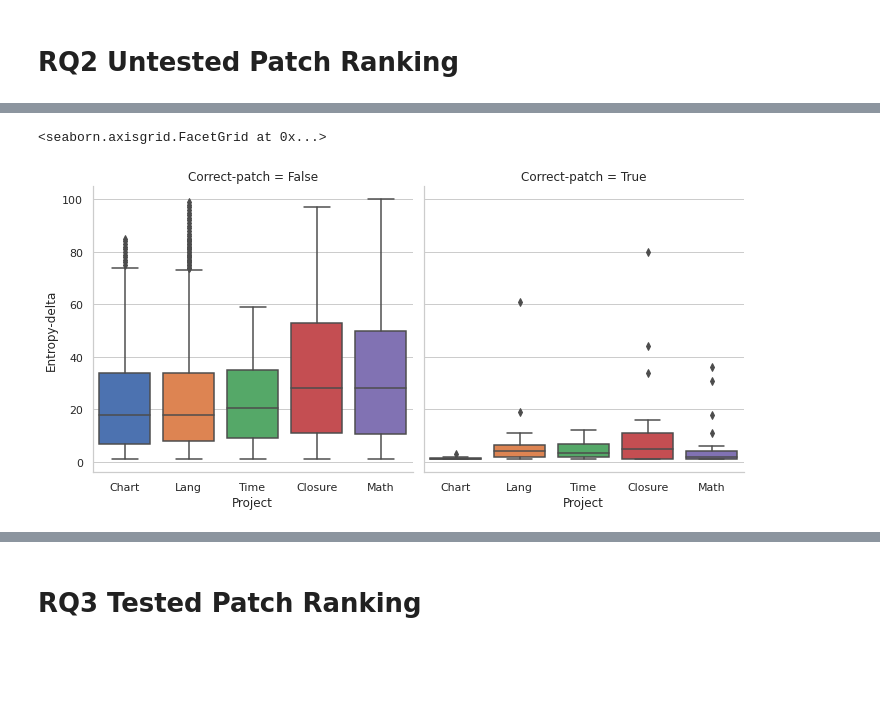
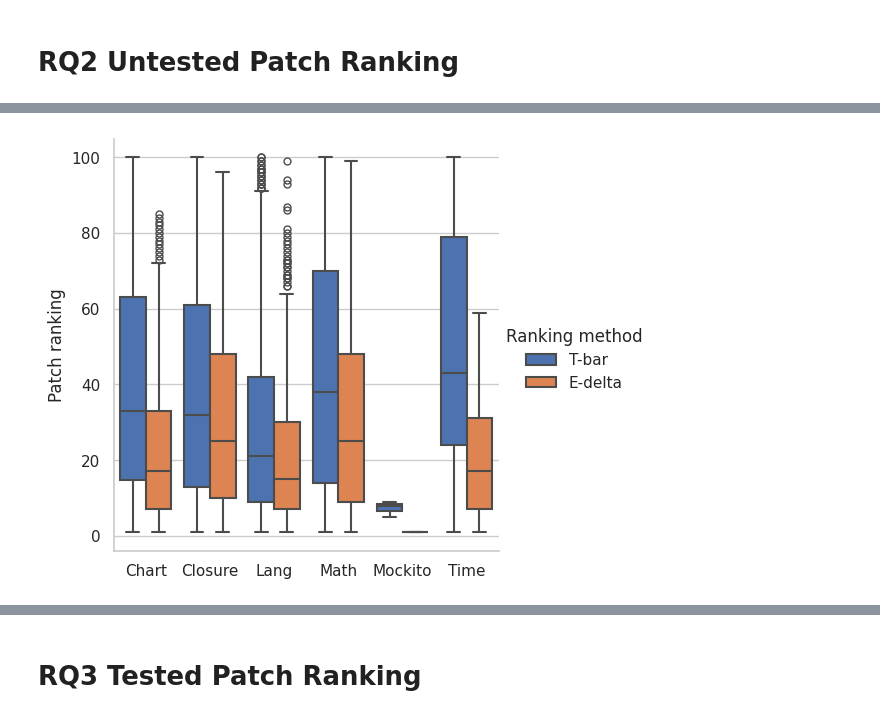
Before and after one commit to squaresLab/entropy-apr-replication, a Jupyter notebook: analysis_notebooks/patch_analysis.ipynb, the cells around one changed output, grey strips where cells are left out. Cells and saved outputs as stored; diff of their text form; code cells hidden in the pictures; blank space fills up the shorter version.

```diff
--- a/analysis_notebooks/patch_analysis.ipynb
+++ b/analysis_notebooks/patch_analysis.ipynb
@@ -156,29 +168,31 @@ Try using .loc[row_indexer,col_indexer] = value instead
 See the caveats in the documentation: https://pandas.pydata.org/pandas-docs/stable/user_guide/indexing.html#returning-a-view-versus-a-copy
   correct_df['entropy_tbar_rank'] = correct_df['tbar_rank'] - correct_df['entropy_rank']
 # %%
-import seaborn as sns
-from matplotlib import pyplot as plt
+sns.set_theme(style="whitegrid")
+df_melt = patchdf[['project', 'correct', 'tbar_rank', 'entropy_rank']]
+df_melt = df_melt[df_melt['tbar_rank'] <= 100]
+# df_melt = df_melt[df_melt['correct'] == True]
+df_melt.columns = ["Project", "Test-passing patch", "TBar", "Entropy-delta"]
+df_melt = pd.melt(df_melt, id_vars=["Project", "Test-passing patch"], value_vars=["TBar", "Entropy-delta"],
+                  var_name="Source", value_name="Patch ranking")
+df_melt["Ranking method"] = df_melt["Source"].apply(lambda x: "E-delta" if x == "Entropy-delta" else "T-bar")
 
+sns.set(rc={'figure.figsize':(11.7,8.27)})
 sns.set_theme(style="whitegrid")
-df_melt = patchdf[['project', 'correct', 'entropy_rank']]
-df_melt = df_melt[df_melt['entropy_rank'] <= 100]
-df_melt = df_melt.melt(id_vars=["project", "correct"], value_name="entropy_rank")
-df_melt.columns = ["Project", "Correct-patch", "variable", "Entropy-delta"]
-
 sns.catplot(
     data=df_melt,
     kind="box",
-    col="Correct-patch",
     x="Project",
-    y="Entropy-delta",
-    hue="Project",
+    y="Patch ranking",
+    hue="Ranking method",
     sharey=True,
     height=5,
     saturation=5,
     linewidth=1.5,
-    dodge=False,
+    order=['Chart','Closure','Lang','Math','Mockito','Time'],
 )
-# plt.savefig("plots/untested_ranking_edelta.pdf")
+# set x label
+plt.xlabel('', fontsize="15")
+plt.savefig("plots/untested_ranking_both.pdf", bbox_inches='tight')
 # %% [output]
-<seaborn.axisgrid.FacetGrid at 0x...>
-[figure, old version]
+[figure, new version]
```
Also changed, not shown: parts of 5 cells of this notebook, 9 other files.
